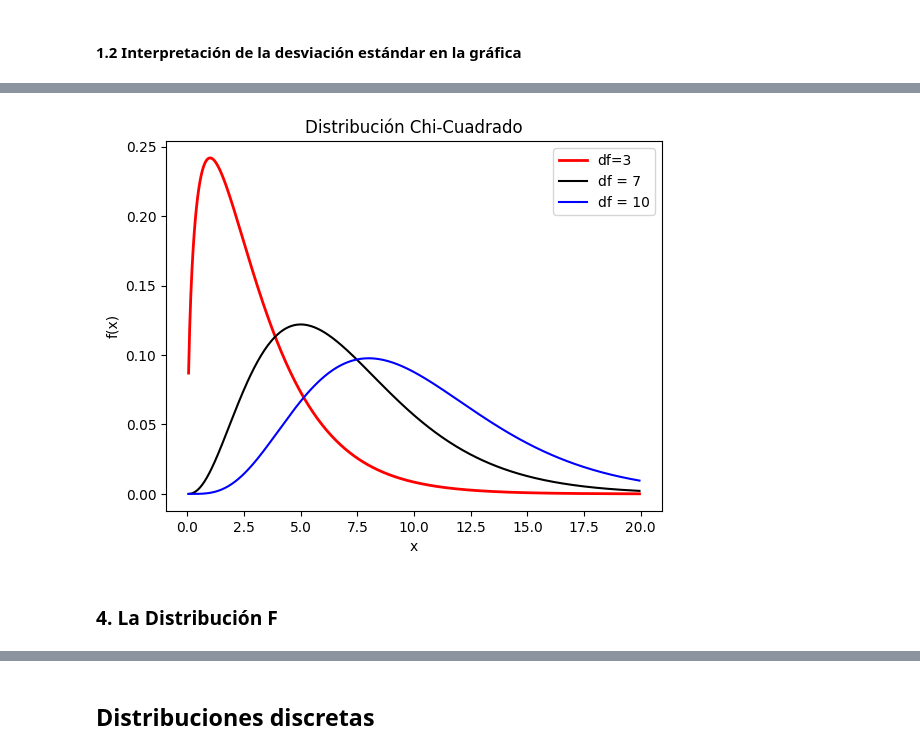
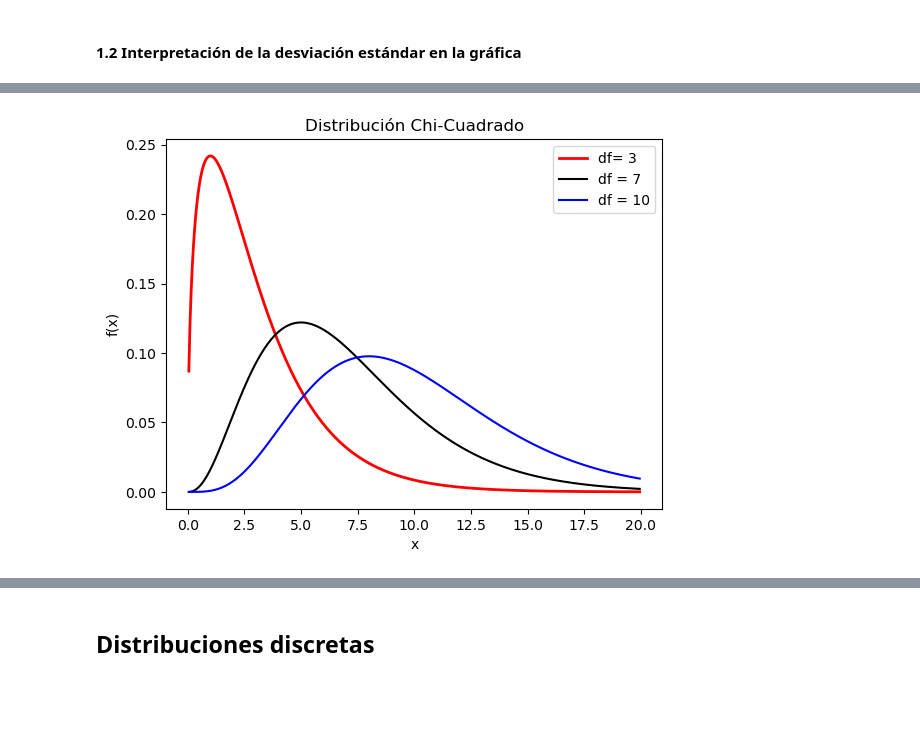
Before and after one commit to mallenarenas/Distribuciones, a Jupyter notebook: distribuciones.ipynb, the cells around one changed output, grey strips where cells are left out. Drawn from its saved outputs; the diff is of its cells as text; code cells hidden in the pictures; blank space fills up the shorter version.

```diff
--- a/distribuciones.ipynb
+++ b/distribuciones.ipynb
@@ -100,28 +112,29 @@ plt.show()
 # %%
 # Crear una sucesión de números entre 0.05 y 20, aumentando en 0.05.
 x = np.arange(0.05, 20, 0.05)
 
 # Variando los grados de libertad.
-y1 = chi2.pdf(x, df=3)
-y2 = chi2.pdf(x, df=7)
-y3 = chi2.pdf(x, df=10)
+df1=3
+df2=7
+df3=10
+y1 = chi2.pdf(x, df=df1)
+y2 = chi2.pdf(x, df=df2)
+y3 = chi2.pdf(x, df=df3)
 
 # Gráfica de la chi-cuadrado
-plt.plot(x, y1, color="red", linewidth=2, label="df=3")
-plt.plot(x, y2, color="black", label="df = 7")
-plt.plot(x, y3, color="blue", label="df = 10")
+plt.plot(x, y1, color="red", linewidth=2, label="df= {}".format(df1))
+plt.plot(x, y2, color="black", label="df = {}".format(df2))
+plt.plot(x, y3, color="blue", label="df = {}".format(df3))
 
 # Agregar la leyenda (viñeta)
 plt.legend(loc="upper right")
 
 # Etiquetas de los ejes y título
 plt.xlabel("x")
 plt.ylabel("f(x)")
 plt.title("Distribución Chi-Cuadrado")
 
 # Mostrar el gráfico
 plt.show()
 # %% [output]
-[figure, old version]
+[figure, new version]
-# %% [markdown]
-<h3> 4. La Distribución F </h3>
```
Also changed, not shown: parts of 14 cells of this notebook.
